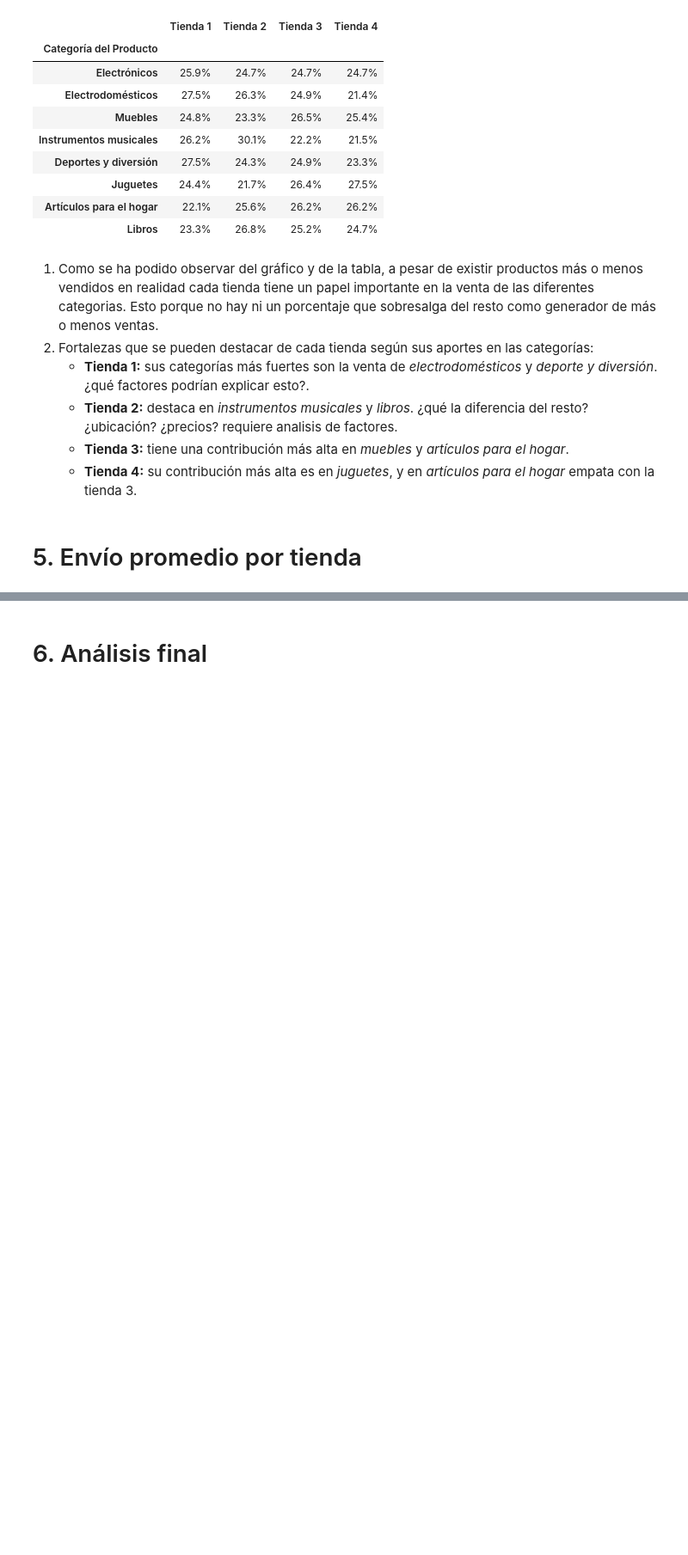
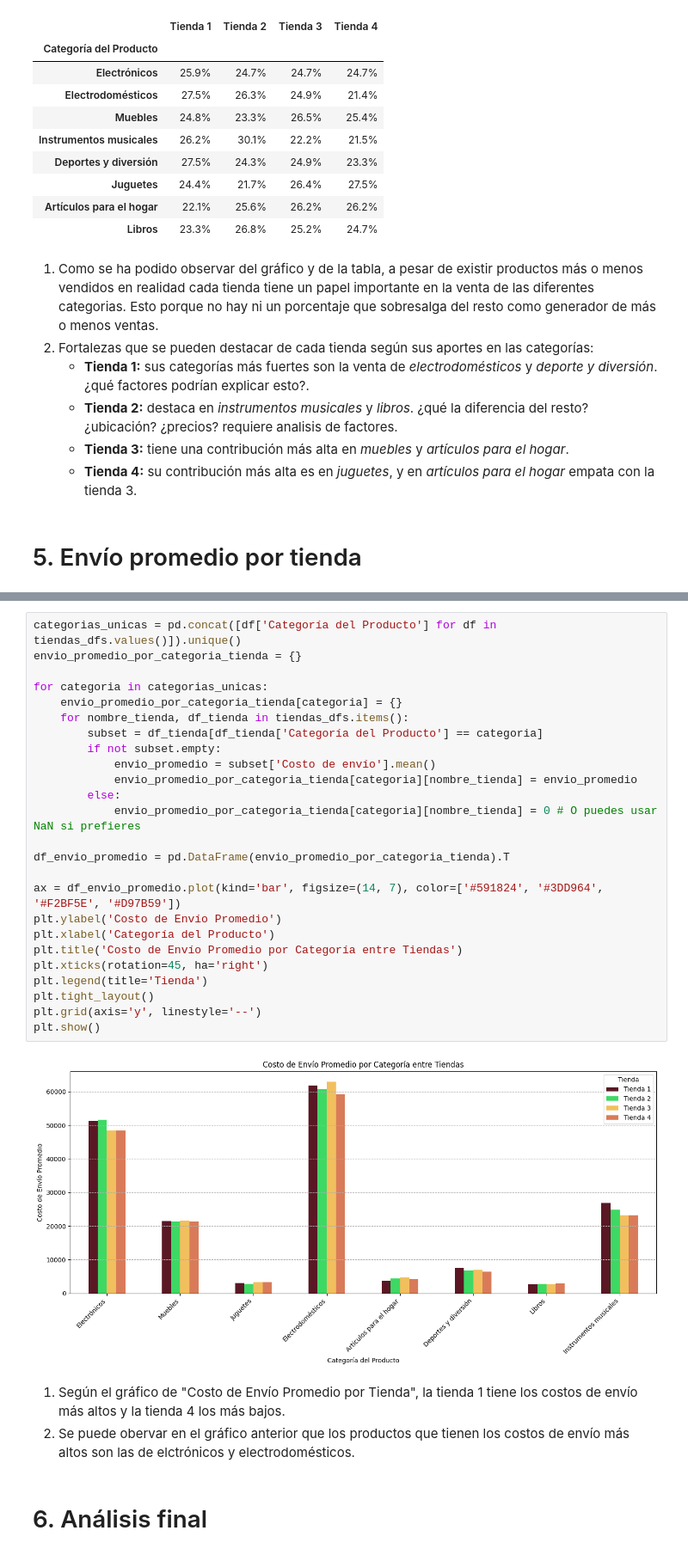
Before and after one commit to Karen-13C/Challenge_Modelado_de_datos_con_Python, a Jupyter notebook: AluraStoreLatam.ipynb, the cells around one changed output, grey strips where cells are left out. Shown at 86% size. Cells and saved outputs as stored; diff of their text form; blank space fills up the shorter version.

```diff
--- a/AluraStoreLatam.ipynb
+++ b/AluraStoreLatam.ipynb
@@ -584,2 +582,32 @@ tabla_formateada_ordenada
+# %%
+categorias_unicas = pd.concat([df['Categoría del Producto'] for df in tiendas_dfs.values()]).unique()
+envio_promedio_por_categoria_tienda = {}
+
+for categoria in categorias_unicas:
+    envio_promedio_por_categoria_tienda[categoria] = {}
+    for nombre_tienda, df_tienda in tiendas_dfs.items():
+        subset = df_tienda[df_tienda['Categoría del Producto'] == categoria]
+        if not subset.empty:
+            envio_promedio = subset['Costo de envío'].mean()
+            envio_promedio_por_categoria_tienda[categoria][nombre_tienda] = envio_promedio
+        else:
+            envio_promedio_por_categoria_tienda[categoria][nombre_tienda] = 0 # O puedes usar NaN si prefieres
+
+df_envio_promedio = pd.DataFrame(envio_promedio_por_categoria_tienda).T
+
+ax = df_envio_promedio.plot(kind='bar', figsize=(14, 7), color=['#591824', '#3DD964', '#F2BF5E', '#D97B59'])
+plt.ylabel('Costo de Envío Promedio')
+plt.xlabel('Categoría del Producto')
+plt.title('Costo de Envío Promedio por Categoría entre Tiendas')
+plt.xticks(rotation=45, ha='right')
+plt.legend(title='Tienda')
+plt.tight_layout()
+plt.grid(axis='y', linestyle='--')
+plt.show()
+# %% [output]
+[figure, added]
+# %% [markdown]
+1. Según el gráfico de "Costo de Envío Promedio por Tienda", la tienda 1 tiene los costos de envío más altos y la tienda 4 los más bajos.
+2. Se puede obervar en el gráfico anterior que los productos que tienen los costos de envío más altos son las de elctrónicos y electrodomésticos.
 # %% [markdown]
 # 6. Análisis final
```
Also changed, not shown: parts of 18 cells of this notebook.
